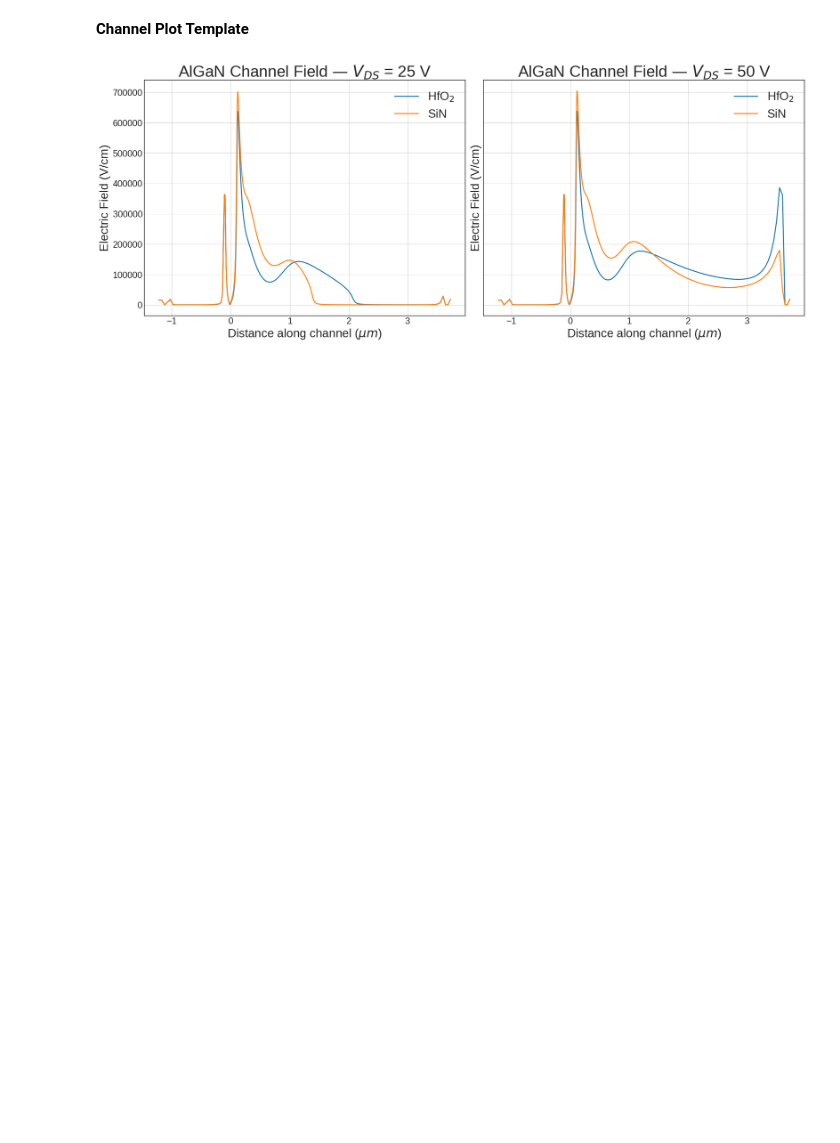
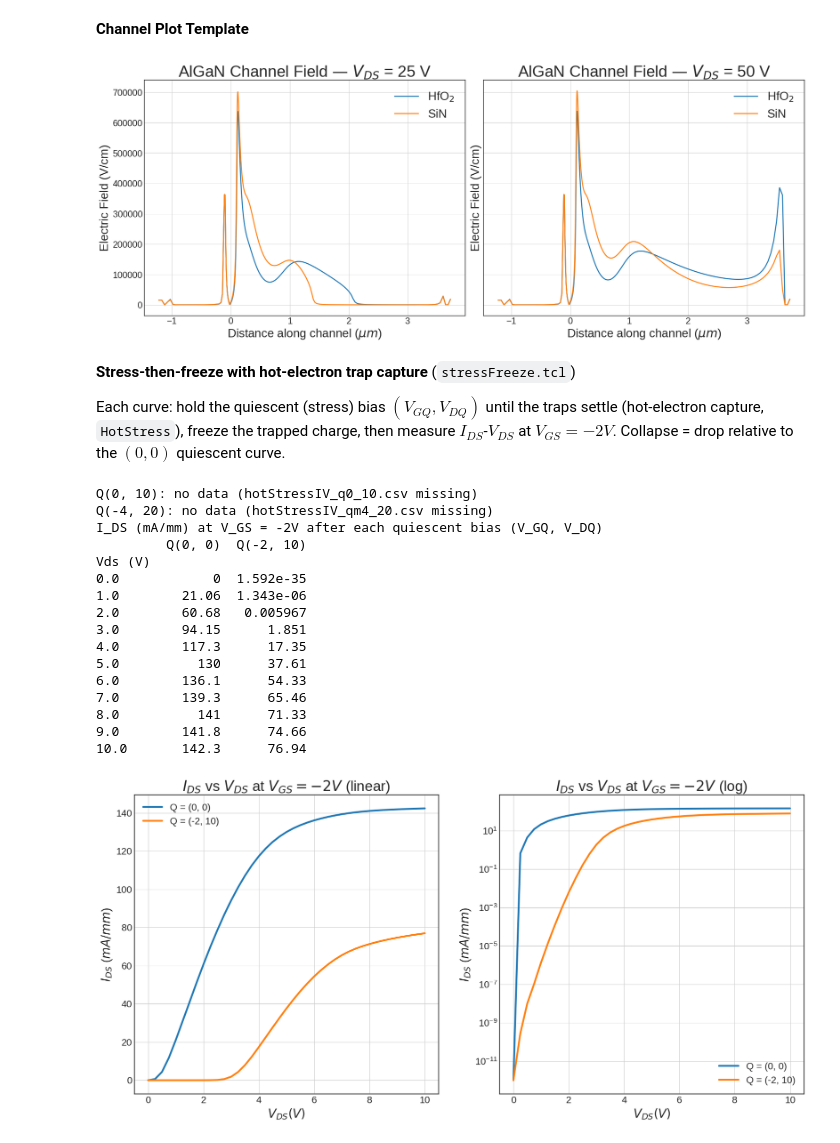
Before and after one commit to IanStafford/HEMTRAD, a Jupyter notebook: figures.ipynb, the cells around one changed output. Saved outputs shown, nothing was run; the diff lists cells and outputs as text; code cells hidden in the pictures; blank space fills up the shorter version.

```diff
--- a/figures.ipynb
+++ b/figures.ipynb
@@ -167,3 +171,54 @@ plt.tight_layout()
 plt.show()
 # %% [output]
 [figure]
+# %% [markdown]
+**Stress-then-freeze with hot-electron trap capture** (`stressFreeze.tcl`)
+
+Each curve: hold the quiescent (stress) bias $(V_{GQ}, V_{DQ})$ until the traps settle (hot-electron capture, `HotStress`), freeze the trapped charge, then measure $I_{DS}$-$V_{DS}$ at $V_{GS}=-2V$. Collapse = drop relative to the $(0,0)$ quiescent curve.
+# %%
+import os
+
+stress = [("(0, 0)", "q0_0"), ("(-2, 10)", "qm2_10"), ("(0, 10)", "q0_10"), ("(-4, 20)", "qm4_20")]
+curves = {}
+for label, tag in stress:
+    path = f"/home/staffian/HEMTRAD/figures/hotStressIV_{tag}.csv"
+    if not os.path.exists(path):
+        print(f"Q{label}: no data ({os.path.basename(path)} missing)")
+        continue
+    curves[label] = flooxsRead(path)
+
+table = pd.DataFrame({f"Q{label}": pd.Series(Ids, index=Vds) for label, (Vds, Ids) in curves.items()})
+table.index.name = "Vds (V)"
+print("I_DS (mA/mm) at V_GS = -2V after each quiescent bias (V_GQ, V_DQ)")
+print(table.iloc[::4].to_string(float_format=lambda v: f"{v:.4g}"))
+
+fig, (ax1, ax2) = plt.subplots(1, 2, figsize=[20, 9])
+for label, (Vds, Ids) in curves.items():
+    ax1.plot(Vds, Ids, label=f"Q = {label}", linewidth=3)
+    ax2.semilogy(Vds, np.maximum(Ids, 1e-12), label=f"Q = {label}", linewidth=3)
+for ax, title in ((ax1, "linear"), (ax2, "log")):
+    ax.set_title(f"$I_{{DS}}$ vs $V_{{DS}}$ at $V_{{GS}}=-2V$ ({title})", fontsize=24)
+    ax.set_xlabel("$V_{DS} (V)$", fontsize=20)
+    ax.set_ylabel("$I_{DS}$ (${mA}/{mm}$)", fontsize=20)
+    ax.tick_params(labelsize=16)
+    ax.grid(True)
+    ax.legend(fontsize=16)
+plt.show()
+# %% [output]
+Q(0, 10): no data (hotStressIV_q0_10.csv missing)
+Q(-4, 20): no data (hotStressIV_qm4_20.csv missing)
+I_DS (mA/mm) at V_GS = -2V after each quiescent bias (V_GQ, V_DQ)
+         Q(0, 0)  Q(-2, 10)
+Vds (V)
+0.0            0  1.592e-35
+1.0        21.06  1.343e-06
+2.0        60.68   0.005967
+3.0        94.15      1.851
+4.0        117.3      17.35
+5.0          130      37.61
+6.0        136.1      54.33
+7.0        139.3      65.46
+8.0          141      71.33
+9.0        141.8      74.66
+10.0       142.3      76.94
+[figure, added]
```
Also changed, not shown: parts of 4 cells of this notebook, 8 other files.
